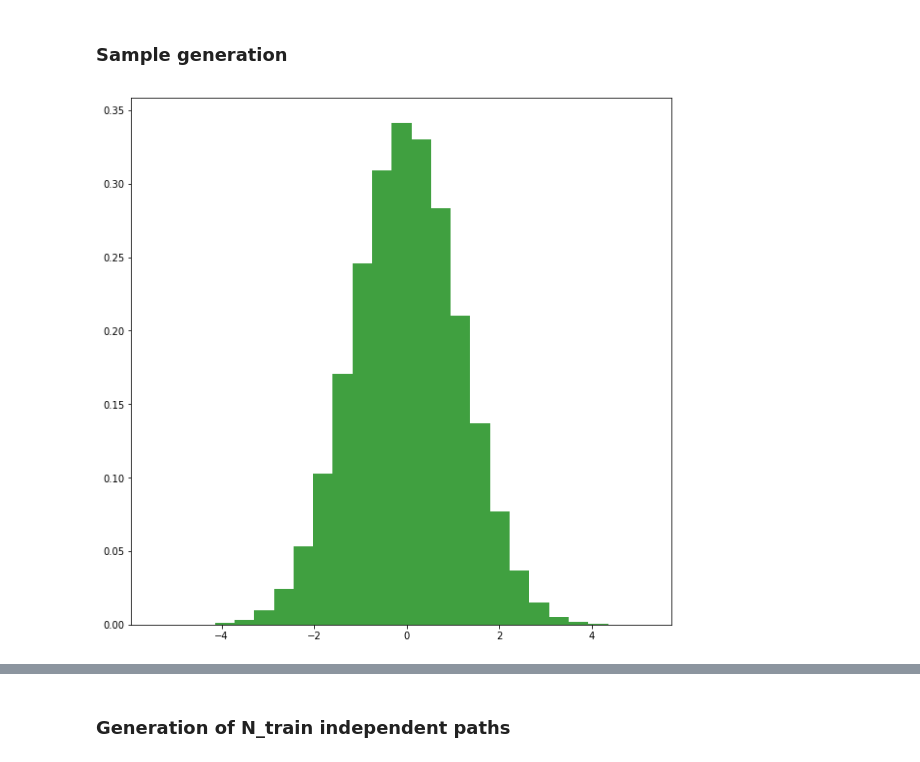
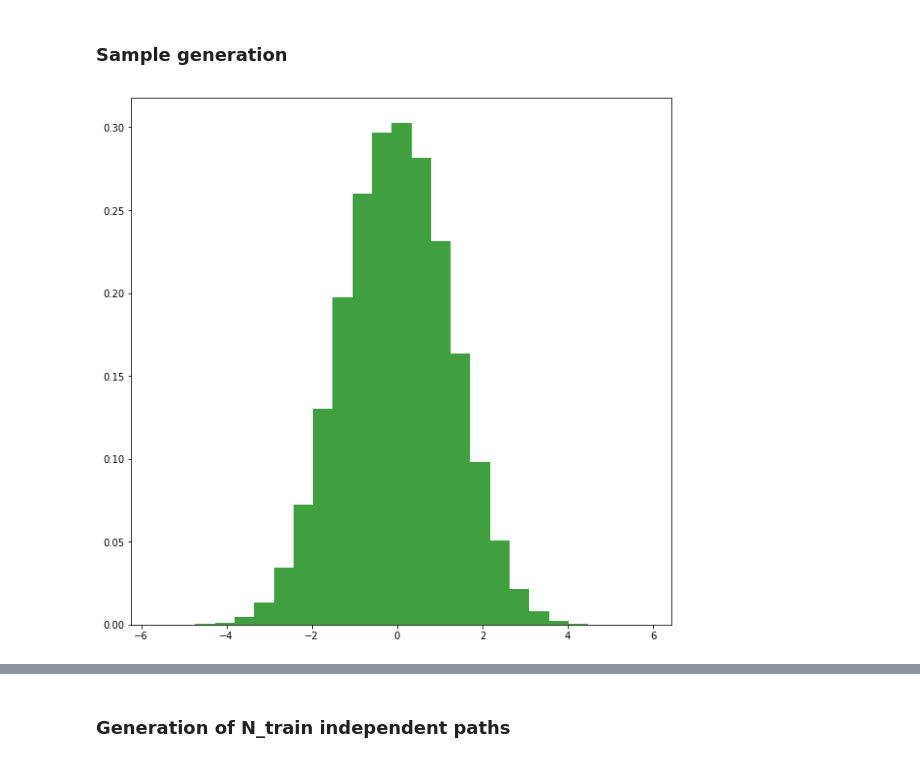
Before and after one commit to ShagadatovNurlan/VR-MCMC, a Jupyter notebook: algo_2/Final_GM_K2_2d_algo2+comparison.ipynb, the cells around one changed output, grey strips where cells are left out. Saved outputs shown, nothing was run; the diff lists cells and outputs as text; code cells hidden in the pictures.

```diff
--- a/algo_2/Final_GM_K2_2d_algo2+comparison.ipynb
+++ b/algo_2/Final_GM_K2_2d_algo2+comparison.ipynb
@@ -24,11 +24,11 @@ import timeit
 # %% [markdown]
 ### Parameters inicialization, ULA algorithm
 # %%
-d = 2
+d = 1
 a = np.ones((d,1)) / np.sqrt(2*d)
 
 def f_grad(x):
-    return x-a+2*a/(1 + np.exp(2* (x.T @ a)))
+    return x-a+2*a/(1 + np.exp(2* (x.T * a)))
 
 def generate_lmc(a,d,N):
     h = 0.1
@@ -47,10 +47,10 @@ np.random.seed(2342)
 X, Z = generate_lmc(a,d, 1000000)
 # %%
 plt.figure(figsize=(10,10))
-n, bins, patches = plt.hist(X[:,1].reshape(-1,1), 25, density=True, facecolor='g', alpha=0.75)
+n, bins, patches = plt.hist(X.reshape(-1,1), 25, density=True, facecolor='g', alpha=0.75)
 x = np.linspace(-5,5,100)
 plt.show()
 # %% [output]
-[figure, old version]
+[figure, new version]
 # %%
 def local_weighted_estimator(X):
```
Also changed, not shown: parts of 6 cells of this notebook, 2 other files.
